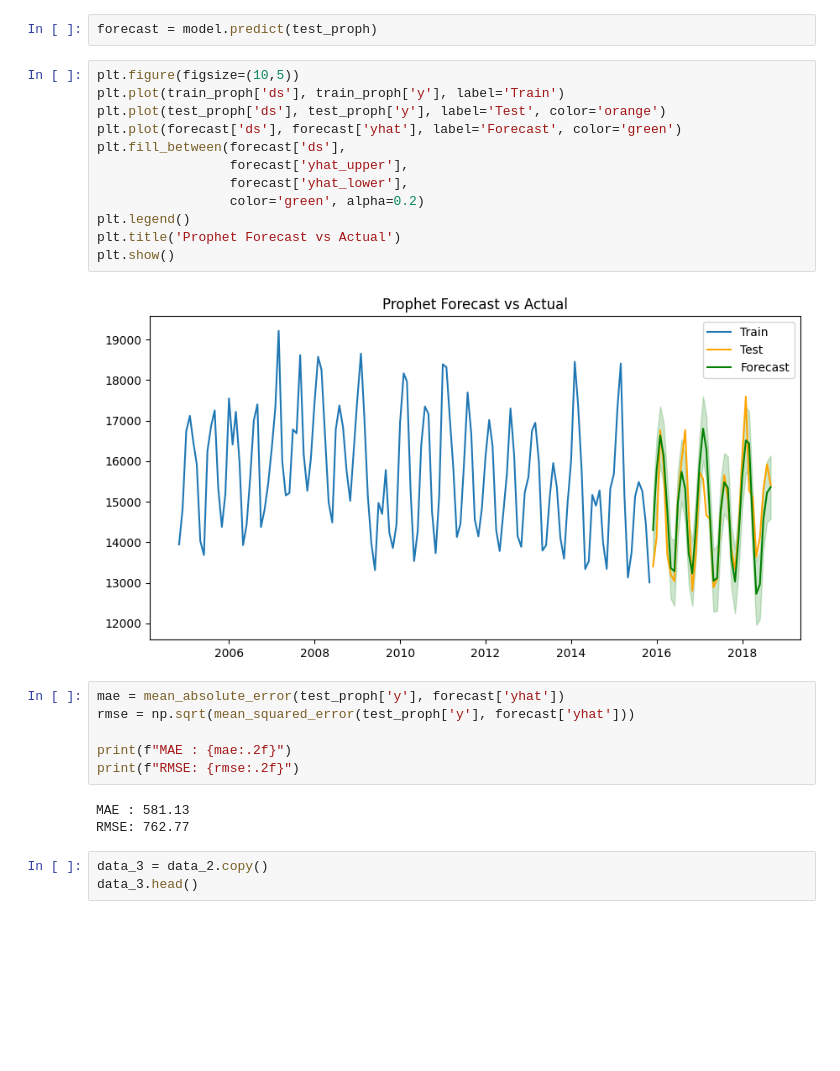
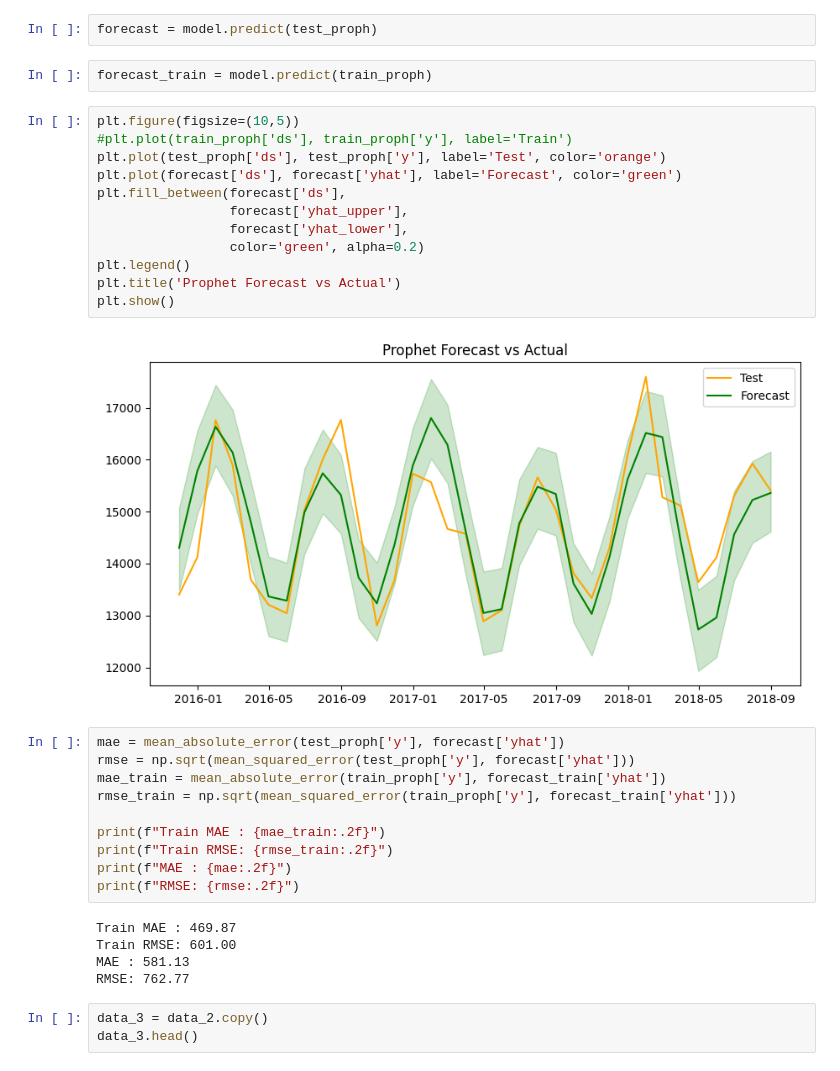
Before and after one commit to victorouma1/Machine-Learning-2-Capstone, a Jupyter notebook: main.ipynb, the cells around one changed output. Cells and saved outputs as stored; diff of their text form; blank space fills up the shorter version.

```diff
--- a/main.ipynb
+++ b/main.ipynb
@@ -461,27 +413,35 @@ test_proph.head()
 | 4 | 2016-03-31 | 13687.551817 |
 # %%
 forecast = model.predict(test_proph)
+# %%
+forecast_train = model.predict(train_proph)
 # %%
 plt.figure(figsize=(10,5))
-plt.plot(train_proph['ds'], train_proph['y'], label='Train')
+#plt.plot(train_proph['ds'], train_proph['y'], label='Train')
 plt.plot(test_proph['ds'], test_proph['y'], label='Test', color='orange')
 plt.plot(forecast['ds'], forecast['yhat'], label='Forecast', color='green')
 plt.fill_between(forecast['ds'],
                  forecast['yhat_upper'],
                  forecast['yhat_lower'],
                  color='green', alpha=0.2)
 plt.legend()
 plt.title('Prophet Forecast vs Actual')
 plt.show()
 # %% [output]
-[figure, old version]
+[figure, new version]
 # %%
 mae = mean_absolute_error(test_proph['y'], forecast['yhat'])
 rmse = np.sqrt(mean_squared_error(test_proph['y'], forecast['yhat']))
+mae_train = mean_absolute_error(train_proph['y'], forecast_train['yhat'])
+rmse_train = np.sqrt(mean_squared_error(train_proph['y'], forecast_train['yhat']))
 
+print(f"Train MAE : {mae_train:.2f}")
+print(f"Train RMSE: {rmse_train:.2f}")
 print(f"MAE : {mae:.2f}")
 print(f"RMSE: {rmse:.2f}")
 # %% [output]
+Train MAE : 469.87
+Train RMSE: 601.00
 MAE : 581.13
 RMSE: 762.77
 # %%
```
Also changed, not shown: parts of 45 cells of this notebook.
